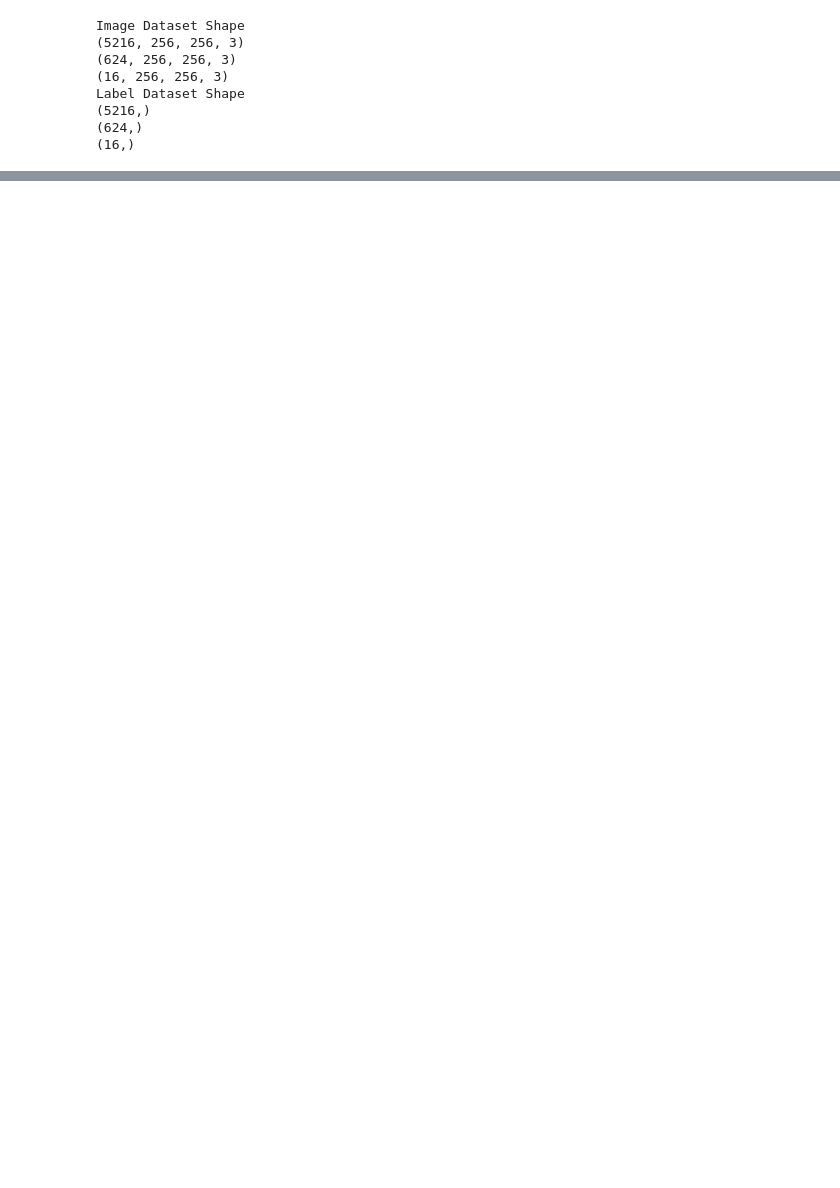
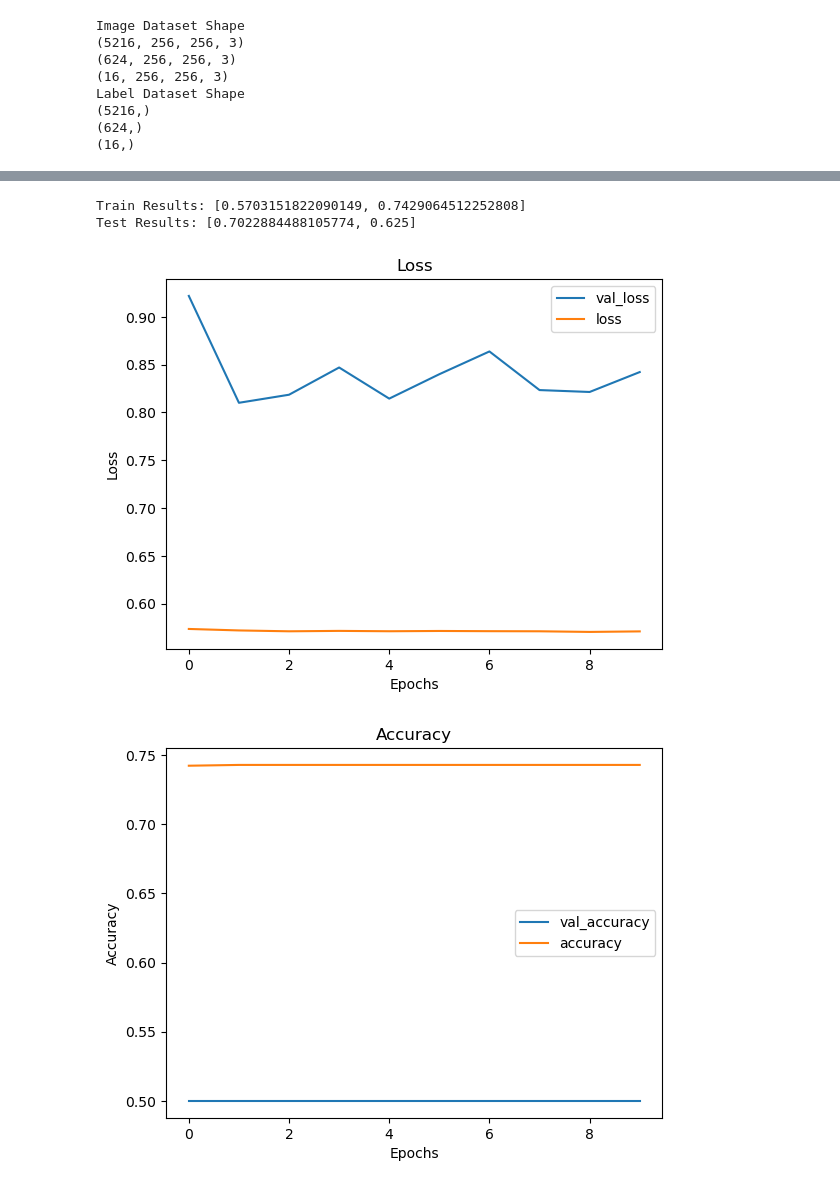
Before and after one commit to ldwilker10/pneumonia_classification, a Jupyter notebook: models_draft.ipynb, the cells around one changed output, grey strips where cells are left out. Drawn from its saved outputs; the diff is of its cells as text; code cells hidden in the pictures; blank space fills up the shorter version.

```diff
--- a/models_draft.ipynb
+++ b/models_draft.ipynb
@@ -93,0 +147,9 @@ plt.imshow(example_img)
+# %%
+# Reshaping labels
+train_y = np.reshape(train_labels, (5216,1))
+test_y = np.reshape(test_labels, (624,1))
+val_y = np.reshape(val_labels, (16,1))
+
+print(train_y.shape)
+print(test_y.shape)
+print(val_y.shape)
@@ -93,0 +368,22 @@ plt.imshow(example_img)
+# %%
+# Model 3
+# Adding more neurons per layer and one extra layer
+
+model_3 = Sequential()
+model_3.add(Dense(64, activation='tanh', input_shape=(196608,)))
+model_3.add(Dense(32, activation='tanh'))
+model_3.add(Dense(16, activation='tanh'))
+model_3.add(Dense(1, activation='sigmoid'))
+
+# Compiling model with following parameters
+model_3.compile(optimizer='adam', loss='binary_crossentropy', metrics=['accuracy'])
+
+# Inspecting model summary
+
+model_3.summary()
+
+# Fitting the model to the training data
+results_3 = model_3.fit(train_img, train_y,
+                        epochs=10,
+                        batch_size=32,
+                        validation_data=(val_img, val_y))
@@ -93,0 +418,12 @@ plt.imshow(example_img)
+# %%
+print('Train Results:', results3_train)
+print('Test Results:', results3_test)
+# %% [output]
+Train Results: [0.5703151822090149, 0.7429064512252808]
+Test Results: [0.7022884488105774, 0.625]
+# %%
+# Viewing results
+visualize_training_results(results_3)
+# %% [output]
+[figure, added]
+[figure, added]
```
Also changed, not shown: parts of 34 cells of this notebook.
